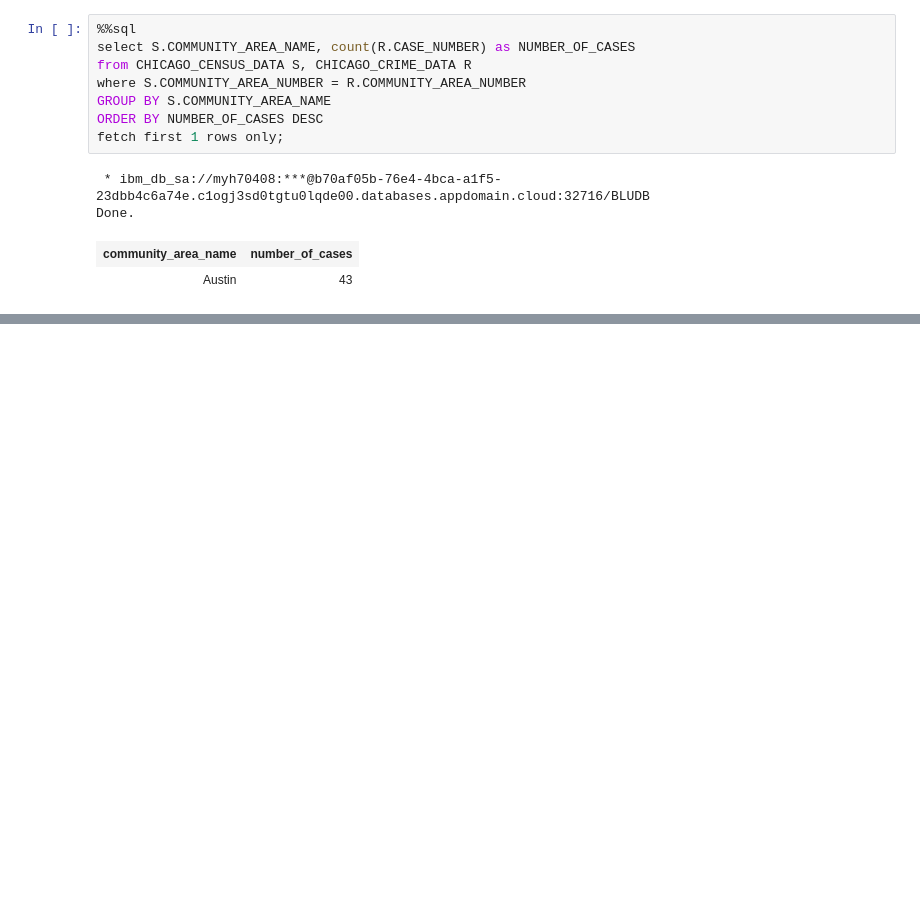
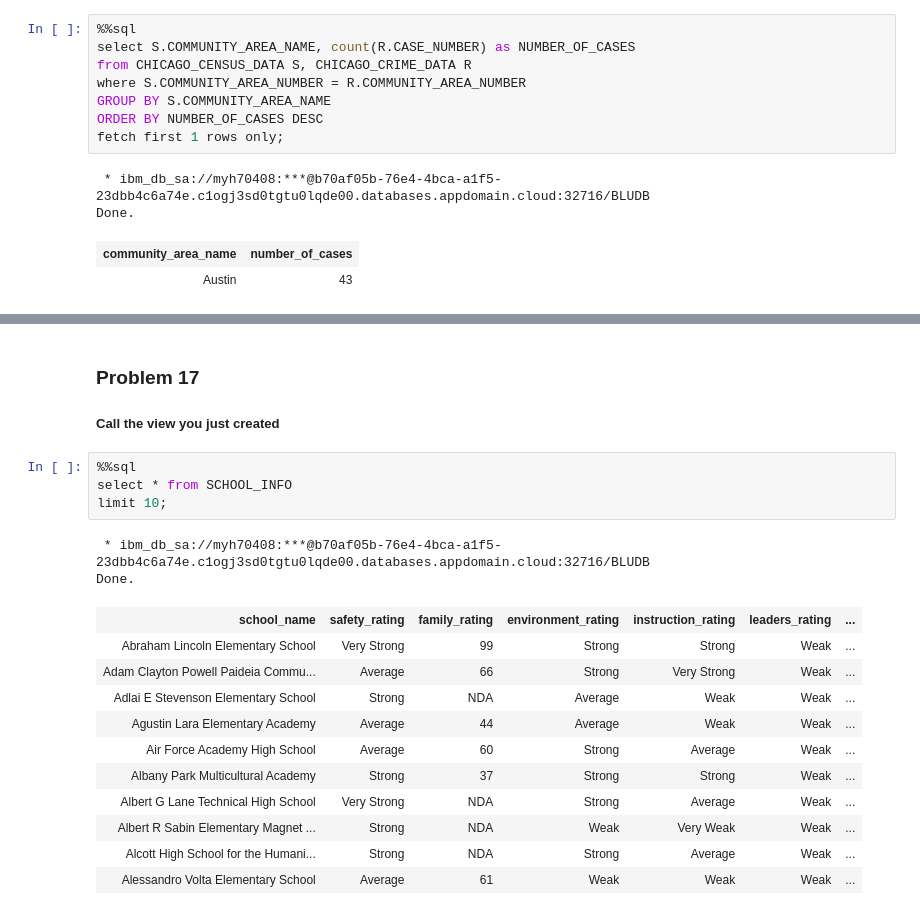
Before and after one commit to fazerydevs/SQL-for-DataScience-with-Python, a Jupyter notebook: Notebook.ipynb, the cells around one changed output, grey strips where cells are left out. Saved outputs shown, nothing was run; the diff lists cells and outputs as text; blank space fills up the shorter version.

```diff
--- a/Notebook.ipynb
+++ b/Notebook.ipynb
@@ -305,0 +431,22 @@ Done.
+# %% [markdown]
+### Problem 17
+
+##### Call the view you just created
+# %%
+%%sql
+select * from SCHOOL_INFO
+limit 10;
+# %% [output]
+ * ibm_db_sa://myh70408:***@b70af05b-76e4-4bca-a1f5-23dbb4c6a74e.c1ogj3sd0tgtu0lqde00.databases.appdomain.cloud:32716/BLUDB
+Done.
+| school_name | safety_rating | family_rating | environment_rating | instruction_rating | leaders_rating | ... |
+| Abraham Lincoln Elementary School | Very Strong | 99 | Strong | Strong | Weak | ... |
+| Adam Clayton Powell Paideia Commu... | Average | 66 | Strong | Very Strong | Weak | ... |
+| Adlai E Stevenson Elementary School | Strong | NDA | Average | Weak | Weak | ... |
+| Agustin Lara Elementary Academy | Average | 44 | Average | Weak | Weak | ... |
+| Air Force Academy High School | Average | 60 | Strong | Average | Weak | ... |
+| Albany Park Multicultural Academy | Strong | 37 | Strong | Strong | Weak | ... |
+| Albert G Lane Technical High School | Very Strong | NDA | Strong | Average | Weak | ... |
+| Albert R Sabin Elementary Magnet ... | Strong | NDA | Weak | Very Weak | Weak | ... |
+| Alcott High School for the Humani... | Strong | NDA | Strong | Average | Weak | ... |
+| Alessandro Volta Elementary School | Average | 61 | Weak | Weak | Weak | ... |
```
Also changed, not shown: parts of 15 cells of this notebook.
